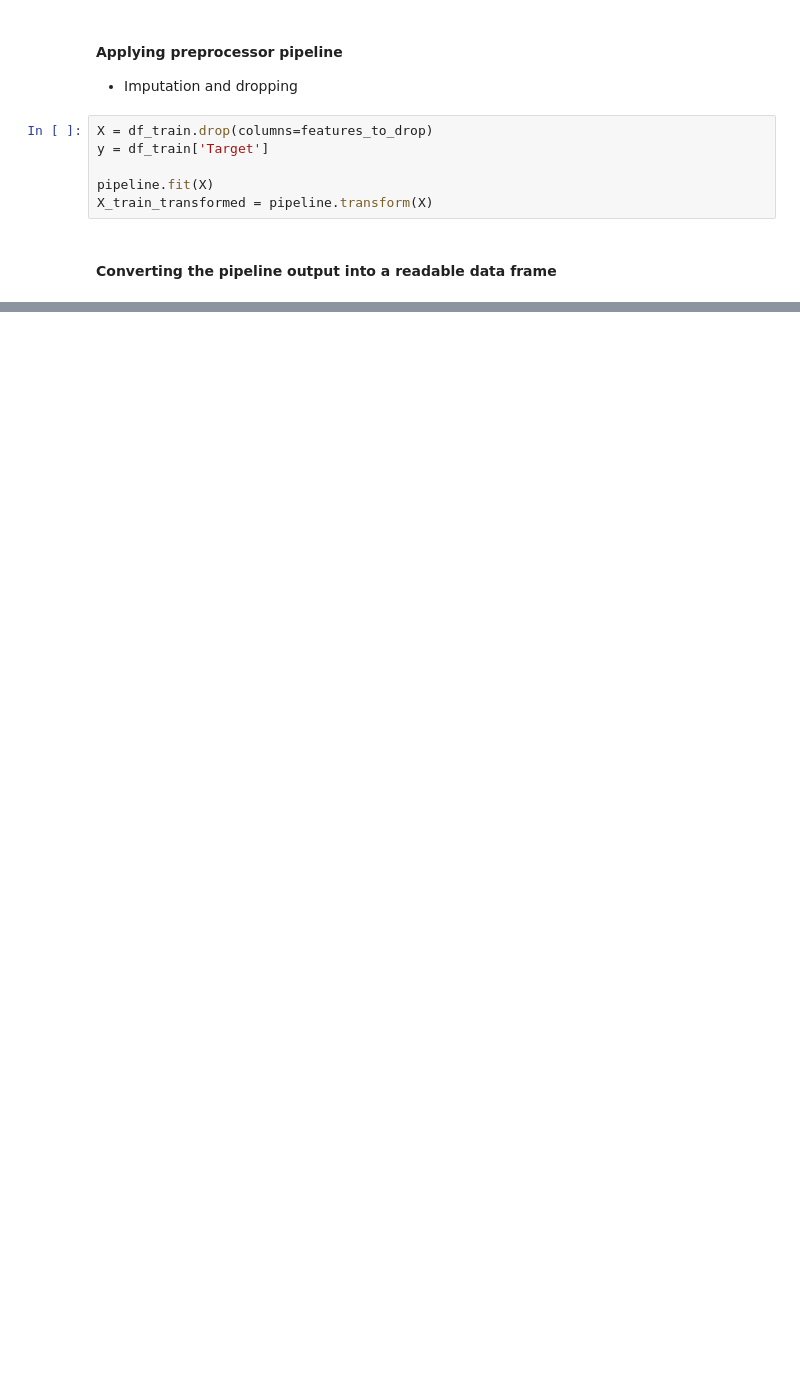
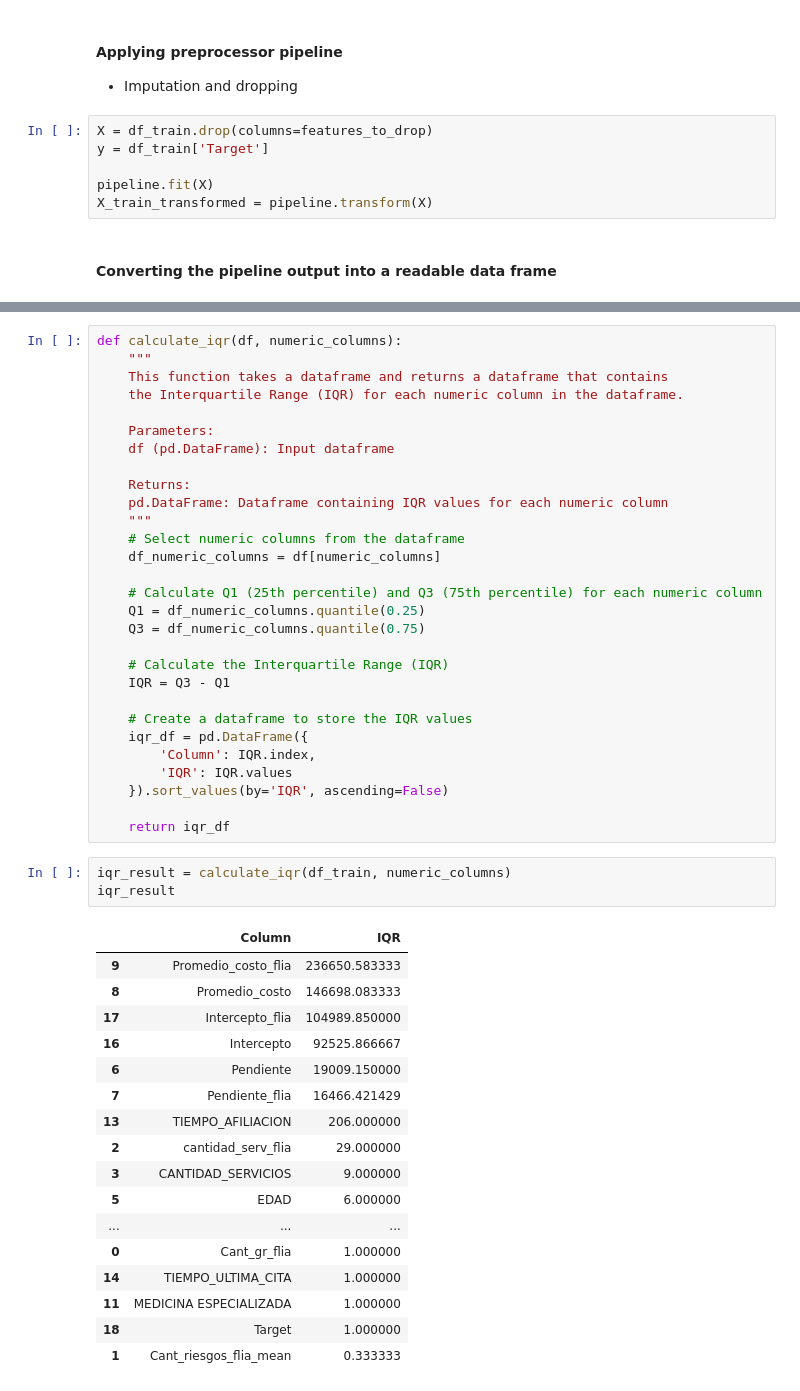
Before and after one commit to Daniel1martinez2/prostate_challenge_FDA, a Jupyter notebook: pipeline.ipynb, the cells around one changed output, grey strips where cells are left out. Saved outputs shown, nothing was run; the diff lists cells and outputs as text; blank space fills up the shorter version.

```diff
--- a/pipeline.ipynb
+++ b/pipeline.ipynb
@@ -278,3 +253,53 @@ X_train_transformed_df
 | 23492 | 1.0 | 0.0 | 4.0 | 2.0 | 2.0 | ... |
 | 23493 | 1.0 | 0.0 | 2.0 | 2.0 | 1.0 | ... |
 23494 rows × 74 columns
+# %%
+def calculate_iqr(df, numeric_columns):
+    """
+    This function takes a dataframe and returns a dataframe that contains
+    the Interquartile Range (IQR) for each numeric column in the dataframe.
+
+    Parameters:
+    df (pd.DataFrame): Input dataframe
+
+    Returns:
+    pd.DataFrame: Dataframe containing IQR values for each numeric column
+    """
+    # Select numeric columns from the dataframe
+    df_numeric_columns = df[numeric_columns]
+
+    # Calculate Q1 (25th percentile) and Q3 (75th percentile) for each numeric column
+    Q1 = df_numeric_columns.quantile(0.25)
+    Q3 = df_numeric_columns.quantile(0.75)
+
+    # Calculate the Interquartile Range (IQR)
+    IQR = Q3 - Q1
+
+    # Create a dataframe to store the IQR values
+    iqr_df = pd.DataFrame({
+        'Column': IQR.index,
+        'IQR': IQR.values
+    }).sort_values(by='IQR', ascending=False)
+
+    return iqr_df
+# %%
+iqr_result = calculate_iqr(df_train, numeric_columns)
+iqr_result
+# %% [output]
+|  | Column | IQR |
+| 9 | Promedio_costo_flia | 236650.583333 |
+| 8 | Promedio_costo | 146698.083333 |
+| 17 | Intercepto_flia | 104989.850000 |
+| 16 | Intercepto | 92525.866667 |
+| 6 | Pendiente | 19009.150000 |
+| 7 | Pendiente_flia | 16466.421429 |
+| 13 | TIEMPO_AFILIACION | 206.000000 |
+| 2 | cantidad_serv_flia | 29.000000 |
+| 3 | CANTIDAD_SERVICIOS | 9.000000 |
+| 5 | EDAD | 6.000000 |
+| ... | ... | ... |
+| 0 | Cant_gr_flia | 1.000000 |
+| 14 | TIEMPO_ULTIMA_CITA | 1.000000 |
+| 11 | MEDICINA ESPECIALIZADA | 1.000000 |
+| 18 | Target | 1.000000 |
+| 1 | Cant_riesgos_flia_mean | 0.333333 |
```
Also changed, not shown: parts of 6 cells of this notebook.
